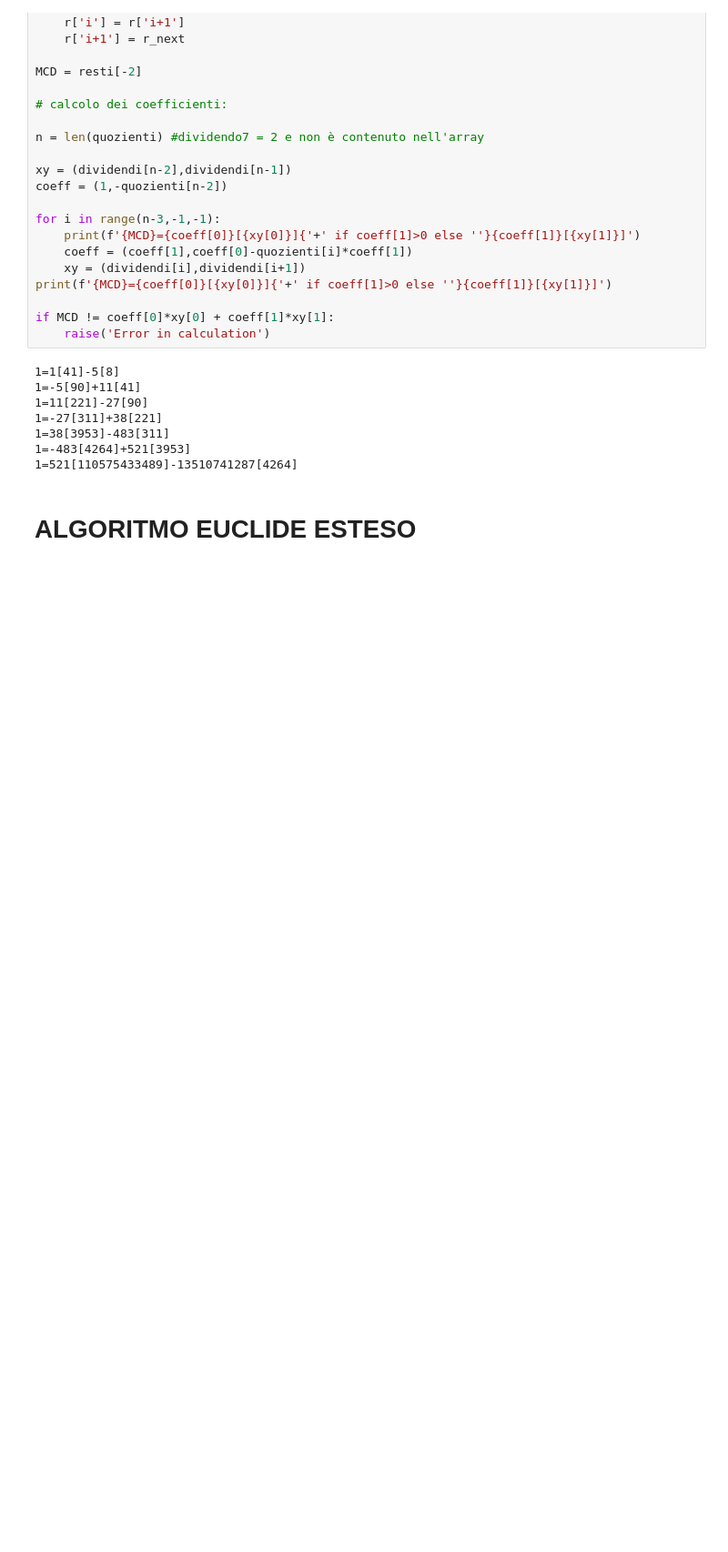
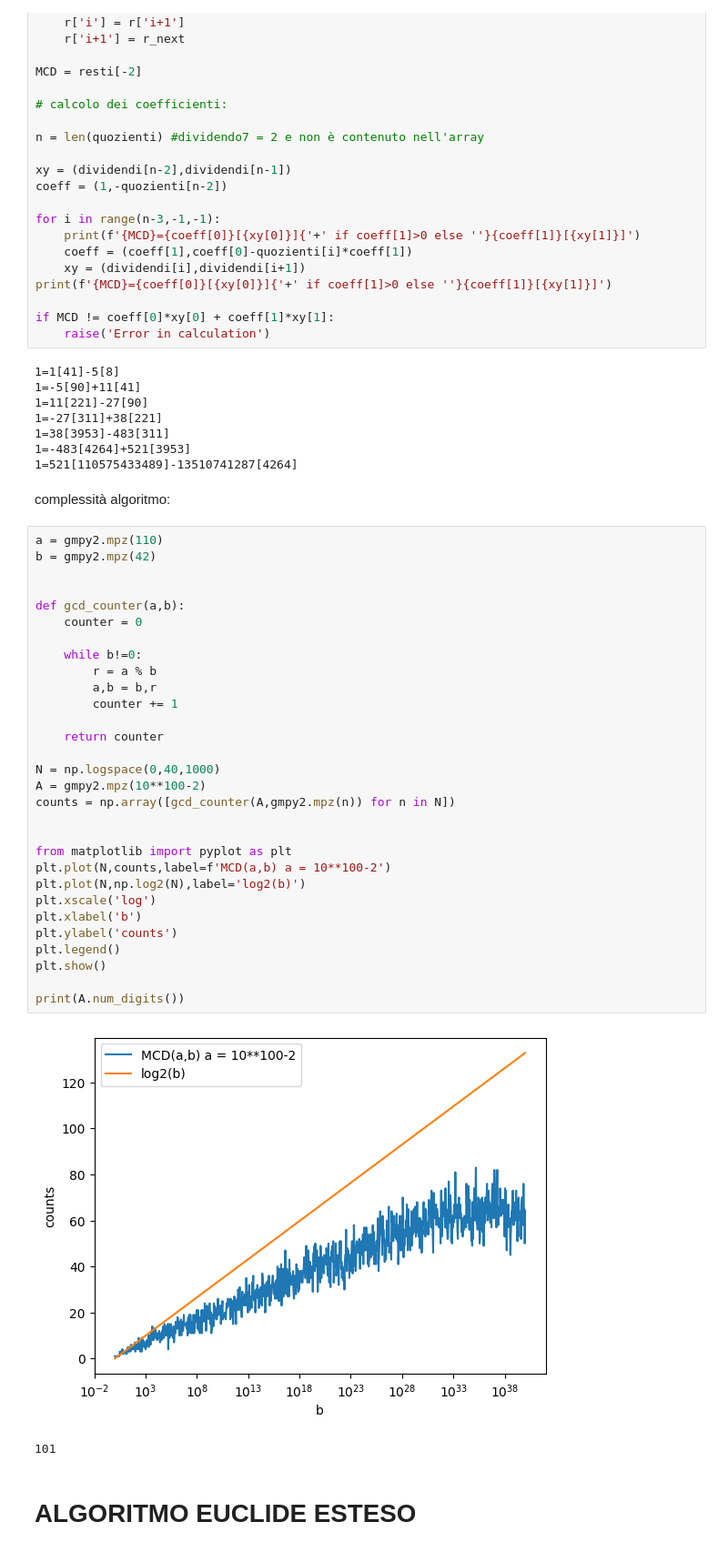
Before and after one commit to CarminatiGiovanni/free-time, a Jupyter notebook: piramide_numeri.ipynb, the cells around one changed output. Shown: that part at 91% size. Drawn from its saved outputs; the diff is of its cells as text; blank space fills up the shorter version.

```diff
--- a/piramide_numeri.ipynb
+++ b/piramide_numeri.ipynb
@@ -137,6 +137,41 @@ if MCD != coeff[0]*xy[0] + coeff[1]*xy[1]:
 1=38[3953]-483[311]
 1=-483[4264]+521[3953]
 1=521[110575433489]-13510741287[4264]
+# %% [markdown]
+complessità algoritmo:
+# %%
+a = gmpy2.mpz(110)
+b = gmpy2.mpz(42)
+
+
+def gcd_counter(a,b):
+    counter = 0
+
+    while b!=0:
+        r = a % b
+        a,b = b,r
+        counter += 1
+
+    return counter
+
+N = np.logspace(0,40,1000)
+A = gmpy2.mpz(10**100-2)
+counts = np.array([gcd_counter(A,gmpy2.mpz(n)) for n in N])
+
+
+from matplotlib import pyplot as plt
+plt.plot(N,counts,label=f'MCD(a,b) a = 10**100-2')
+plt.plot(N,np.log2(N),label='log2(b)')
+plt.xscale('log')
+plt.xlabel('b')
+plt.ylabel('counts')
+plt.legend()
+plt.show()
+
+print(A.num_digits())
+# %% [output]
+[figure, added]
+101
 # %% [markdown]
 # ALGORITMO EUCLIDE ESTESO
 # %%
```
Also changed, not shown: parts of 12 cells of this notebook.
